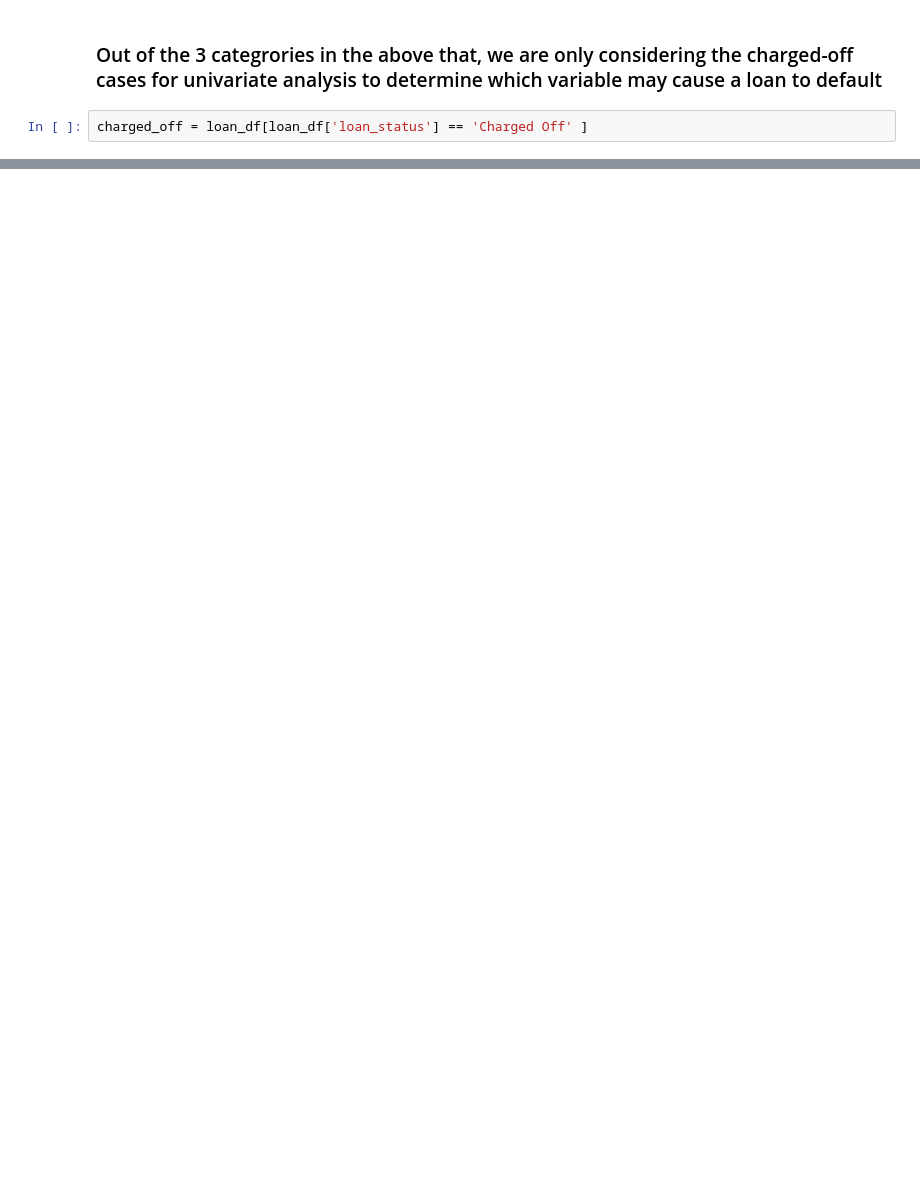
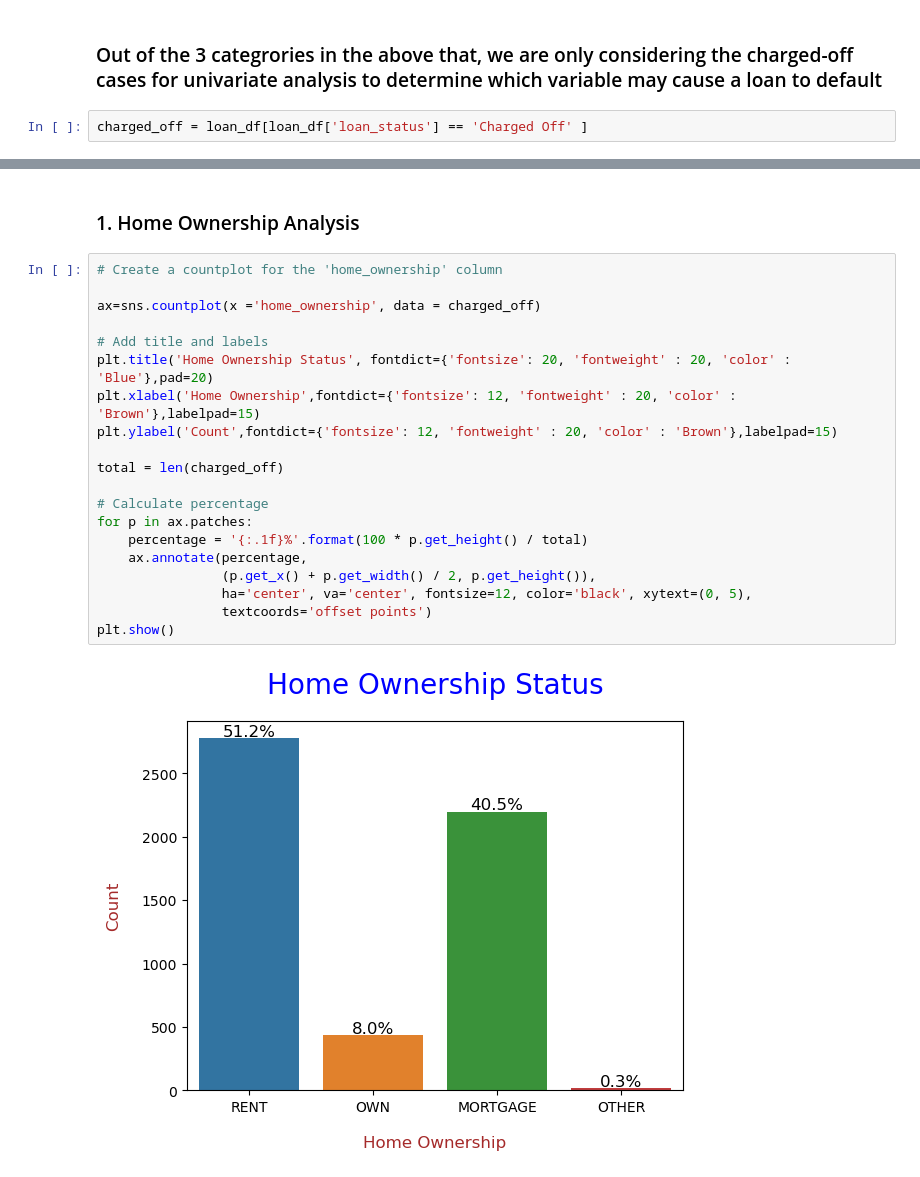
Before and after one commit to vinoth-commits/Lending-Club-Case-Study, a Jupyter notebook: Group_Facilitator_Name.ipynb, the cells around one changed output, grey strips where cells are left out. Drawn from its saved outputs; the diff is of its cells as text; blank space fills up the shorter version.

Commit message:
updated univariate analysis code with comments

```diff
--- a/Group_Facilitator_Name.ipynb
+++ b/Group_Facilitator_Name.ipynb
@@ -481,0 +454,24 @@ plt.show()
+# %% [markdown]
+### 1. Home Ownership Analysis
+# %%
+# Create a countplot for the 'home_ownership' column
+
+ax=sns.countplot(x ='home_ownership', data = charged_off)
+
+# Add title and labels
+plt.title('Home Ownership Status', fontdict={'fontsize': 20, 'fontweight' : 20, 'color' : 'Blue'},pad=20)
+plt.xlabel('Home Ownership',fontdict={'fontsize': 12, 'fontweight' : 20, 'color' : 'Brown'},labelpad=15)
+plt.ylabel('Count',fontdict={'fontsize': 12, 'fontweight' : 20, 'color' : 'Brown'},labelpad=15)
+
+total = len(charged_off)
+
+# Calculate percentage
+for p in ax.patches:
+    percentage = '{:.1f}%'.format(100 * p.get_height() / total)
+    ax.annotate(percentage,
+                (p.get_x() + p.get_width() / 2, p.get_height()),
+                ha='center', va='center', fontsize=12, color='black', xytext=(0, 5),
+                textcoords='offset points')
+plt.show()
+# %% [output]
+[figure, added]
```
Also changed, not shown: parts of 50 cells of this notebook.
